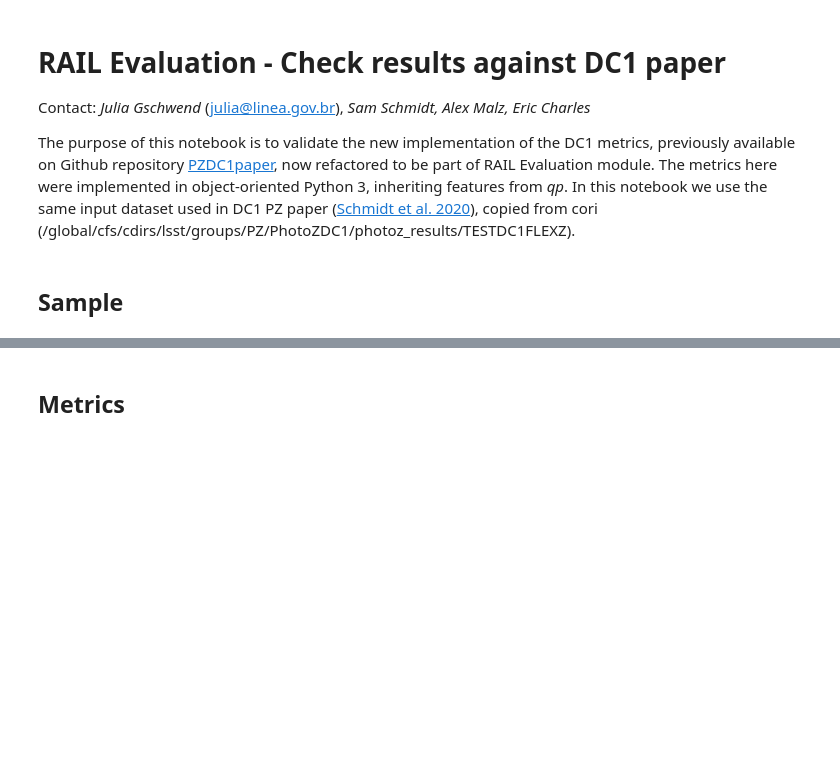
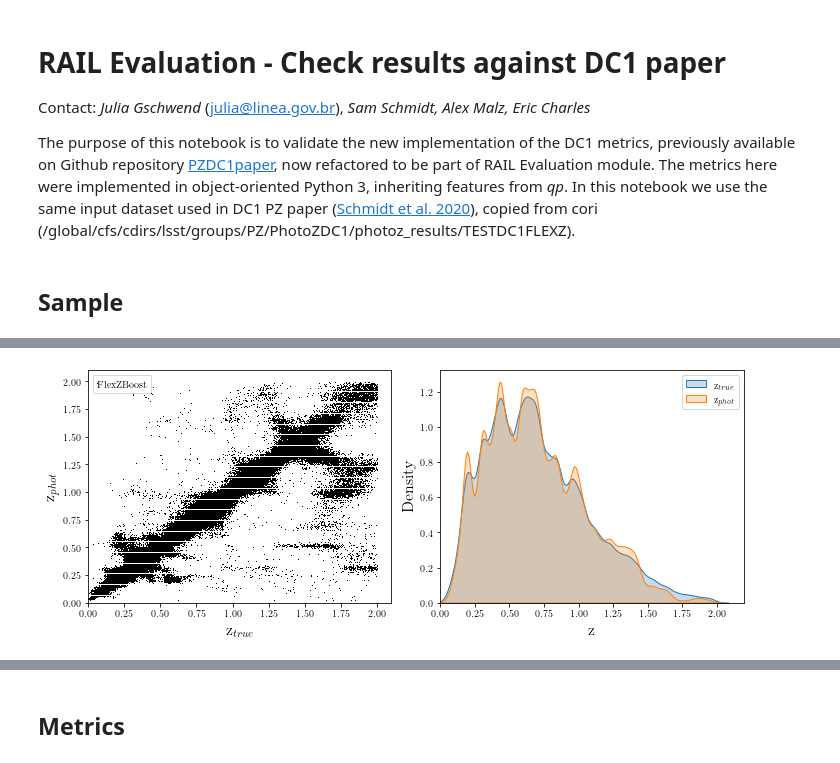
Before and after one commit to LSSTDESC/rail_attic, a Jupyter notebook: rail/evaluation/dc1_check.ipynb, the cells around one changed output, grey strips where cells are left out. Drawn from its saved outputs; the diff is of its cells as text; code cells hidden in the pictures; blank space fills up the shorter version.

```diff
--- a/rail/evaluation/dc1_check.ipynb
+++ b/rail/evaluation/dc1_check.ipynb
@@ -31,2 +43,5 @@ print(sample)
 # %%
-sample.plot_old_valid()#gals=gals, colors=colors)
+#sample.plot_old_valid()#gals=gals, colors=colors)
+old_metrics_table = sample.plot_old_valid()
+# %% [output]
+[figure, added]
```
Also changed, not shown: parts of 5 cells of this notebook, 1 other file.
